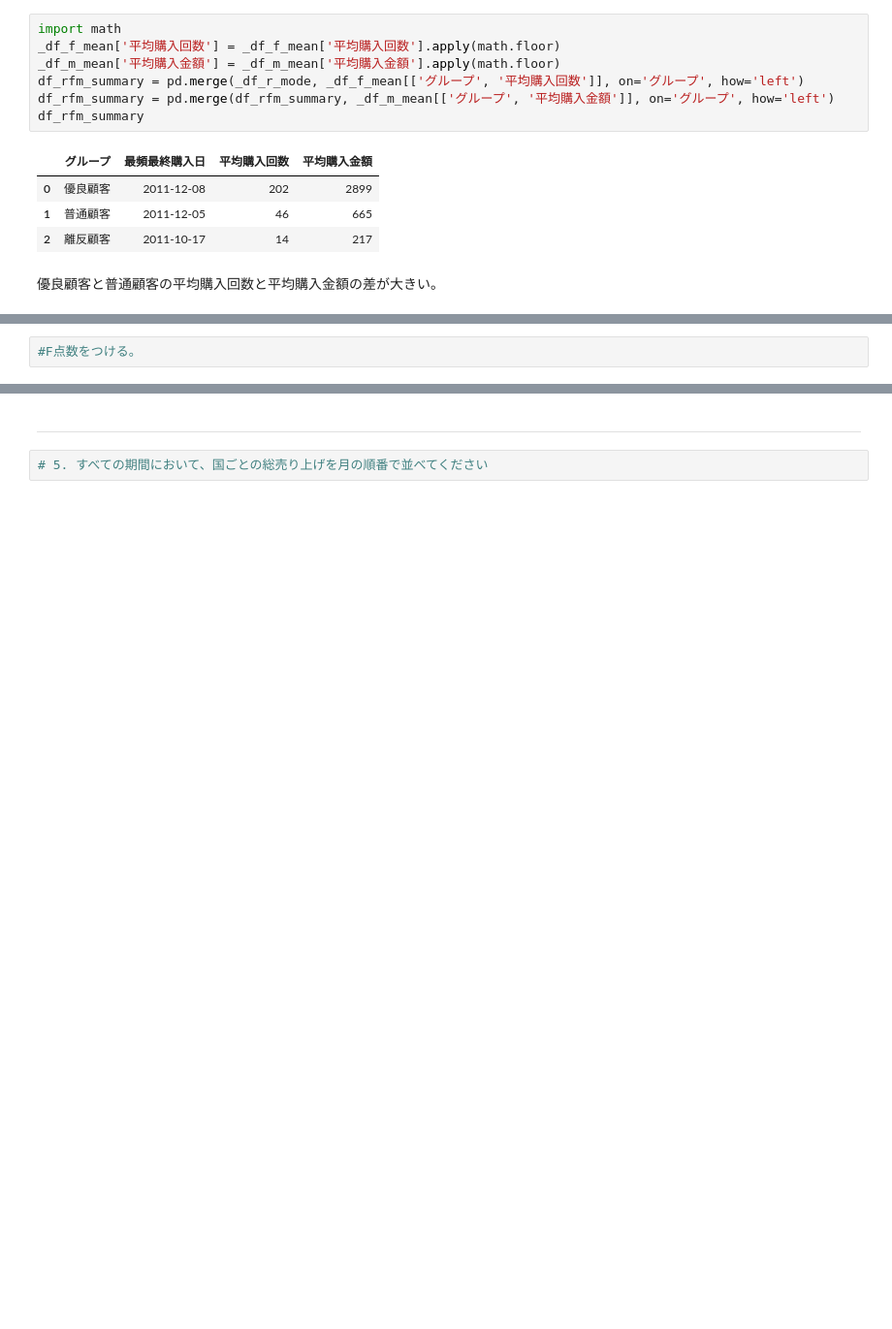
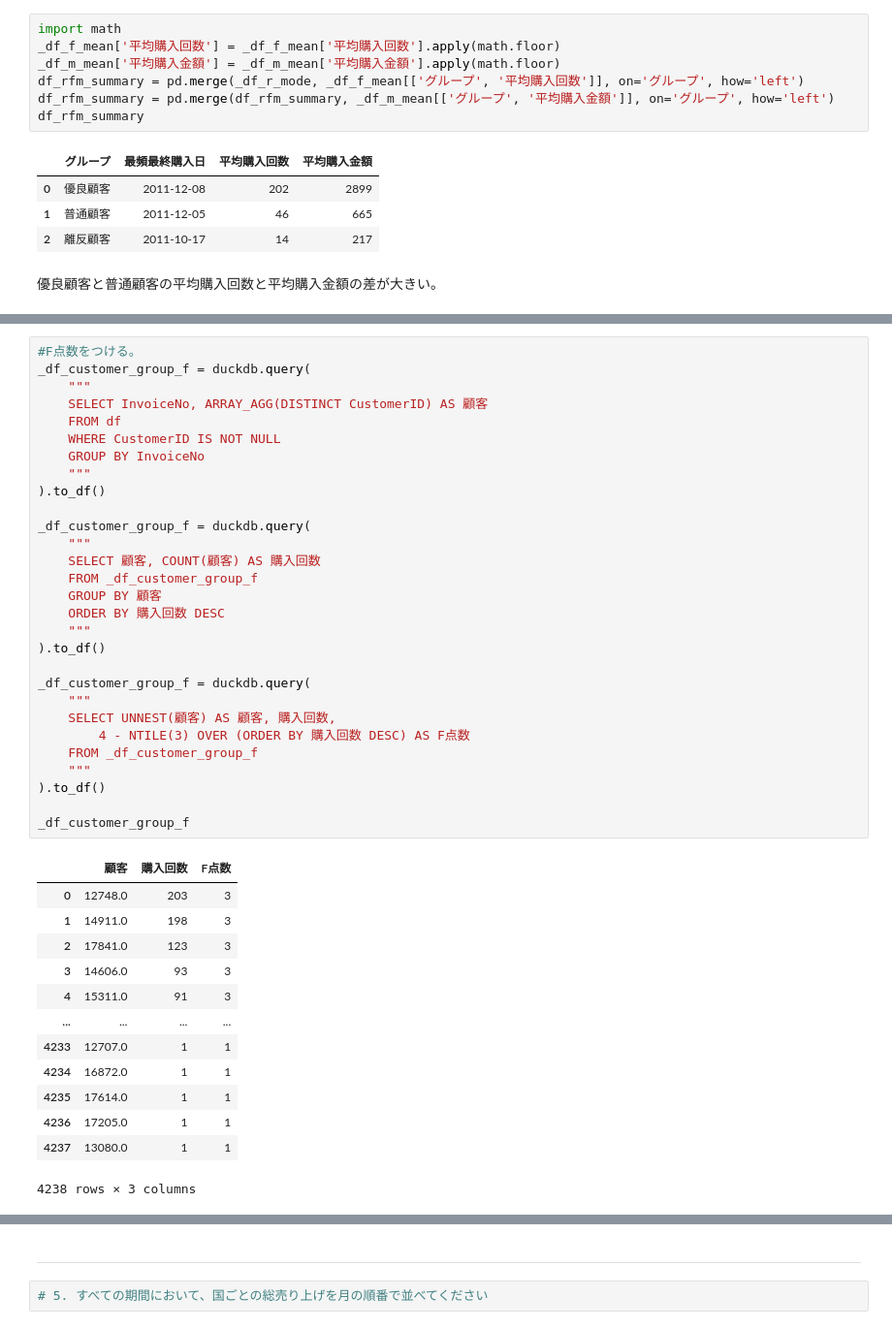
Before and after one commit to Inami-K/datescience_learning, a Jupyter notebook: 購買データ/koubai_data.ipynb, the cells around one changed output, grey strips where cells are left out. Shown at 97% size. Drawn from its saved outputs; the diff is of its cells as text; blank space fills up the shorter version.

```diff
--- a/購買データ/koubai_data.ipynb
+++ b/購買データ/koubai_data.ipynb
@@ -652,3 +651,44 @@ _df_customer_group_r
 4238 rows × 3 columns
-# %%
-#F点数をつける。
+# %%
+#F点数をつける。
+_df_customer_group_f = duckdb.query(
+    """
+    SELECT InvoiceNo, ARRAY_AGG(DISTINCT CustomerID) AS 顧客
+    FROM df
+    WHERE CustomerID IS NOT NULL
+    GROUP BY InvoiceNo
+    """
+).to_df()
+
+_df_customer_group_f = duckdb.query(
+    """
+    SELECT 顧客, COUNT(顧客) AS 購入回数
+    FROM _df_customer_group_f
+    GROUP BY 顧客
+    ORDER BY 購入回数 DESC
+    """
+).to_df()
+
+_df_customer_group_f = duckdb.query(
+    """
+    SELECT UNNEST(顧客) AS 顧客, 購入回数,
+        4 - NTILE(3) OVER (ORDER BY 購入回数 DESC) AS F点数
+    FROM _df_customer_group_f
+    """
+).to_df()
+
+_df_customer_group_f
+# %% [output]
+|  | 顧客 | 購入回数 | F点数 |
+| 0 | 12748.0 | 203 | 3 |
+| 1 | 14911.0 | 198 | 3 |
+| 2 | 17841.0 | 123 | 3 |
+| 3 | 14606.0 | 93 | 3 |
+| 4 | 15311.0 | 91 | 3 |
+| ... | ... | ... | ... |
+| 4233 | 12707.0 | 1 | 1 |
+| 4234 | 16872.0 | 1 | 1 |
+| 4235 | 17614.0 | 1 | 1 |
+| 4236 | 17205.0 | 1 | 1 |
+| 4237 | 13080.0 | 1 | 1 |
+4238 rows × 3 columns
```
Also changed, not shown: parts of 9 cells of this notebook.
